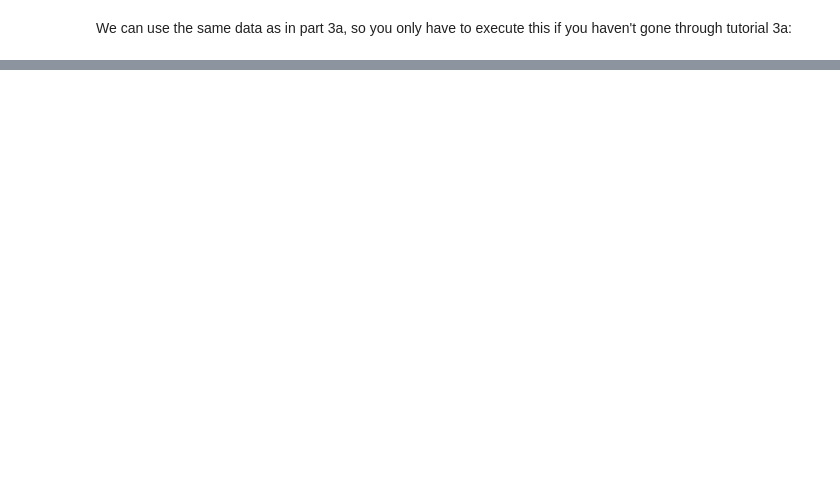
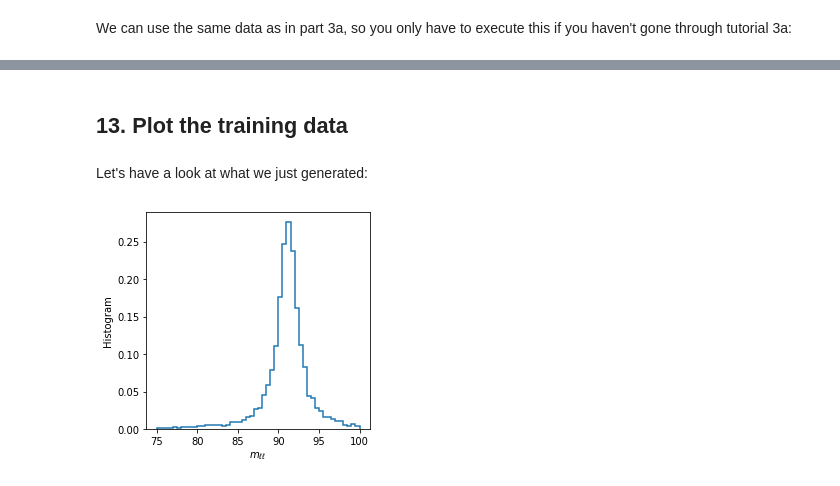
Before and after one commit to madminer-tool/madminer, a Jupyter notebook: examples/tutorial_particle_physics/A6_finite_differences.ipynb, the cells around one changed output, grey strips where cells are left out. Saved outputs shown, nothing was run; the diff lists cells and outputs as text; code cells hidden in the pictures; blank space fills up the shorter version.

```diff
--- a/examples/tutorial_particle_physics/A6_finite_differences.ipynb
+++ b/examples/tutorial_particle_physics/A6_finite_differences.ipynb
@@ -244,6 +239,6 @@ AttributeError: 'numpy.ndarray' object has no attribute 'decode'
 # %%
-_ = sampler.sample_train_local(
-    theta=sampling.benchmark('mz_91_1'),
+x, _, t_xz, _ = sampler.sample_train_local(
+    theta=sampling.benchmark('mz_91_2'),
     n_samples=100000,
     folder='./data/samples',
     filename='train_score',
@@ -271,0 +264,15 @@ _ = sampler.sample_test(
+# %% [markdown]
+## 13. Plot the training data
+# %% [markdown]
+Let's have a look at what we just generated:
+# %%
+fig = plt.figure(figsize=(4,4))
+
+plt.hist(x.flatten(), bins=50, range=(75,100), histtype="step", lw=1.5, density=True)
+
+plt.xlabel(r"$m_{\ell\ell}$")
+plt.ylabel(r"Histogram")
+
+plt.show()
+# %% [output]
+[figure, added]
```
Also changed, not shown: parts of 15 cells of this notebook, 2 other files.
